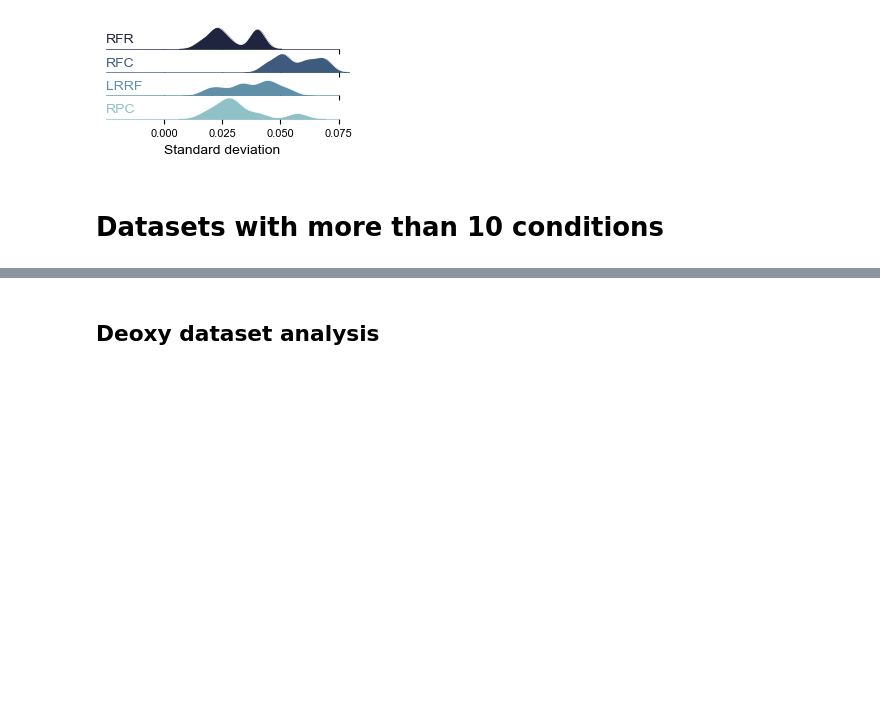
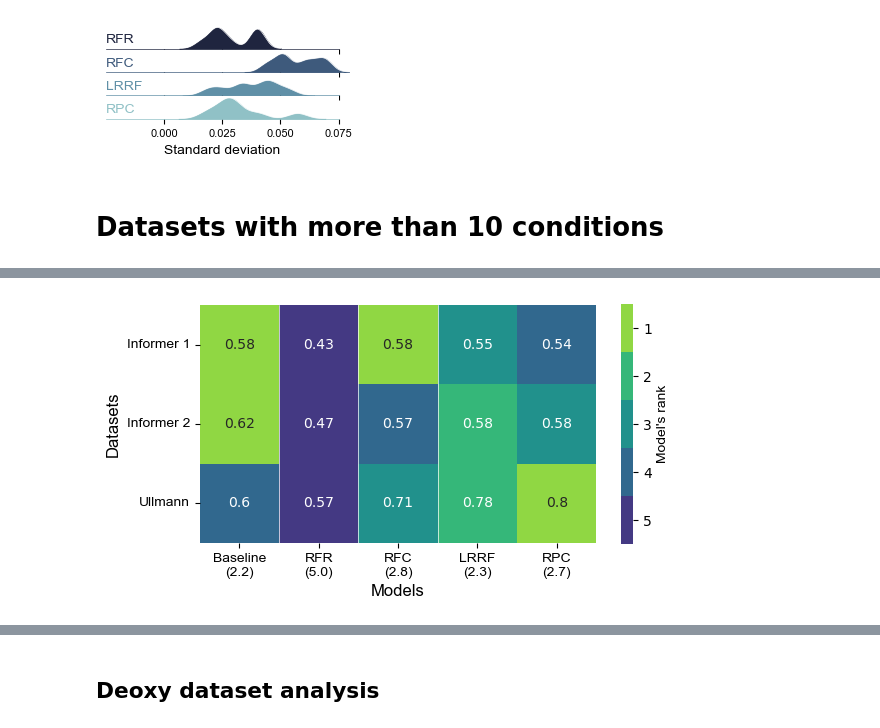
Before and after one commit to ZimmermanGroup/LabelRanking, a Jupyter notebook: performance_analysis.ipynb, the cells around one changed output, grey strips where cells are left out. Drawn from its saved outputs; the diff is of its cells as text; code cells hidden in the pictures; blank space fills up the shorter version.

```diff
--- a/performance_analysis.ipynb
+++ b/performance_analysis.ipynb
@@ -483,0 +429,8 @@ plot_rr_heatmap(r1_multi_ordered_rr, ordered_cols, sorted(["Informer 1", "Inform
+# %%
+desc_analyzer2 = MoreConditionAnalyzer("desc", rf_based_models_ordered)
+desc_perf_df2 = desc_analyzer2.avg_perf_df
+
+desc_combined_rr_table2, desc_combined_kt_table2 = get_rr_kt_tables(desc_perf_df2, rf_based_models_ordered)
+plot_rr_heatmap(desc_combined_rr_table2, rf_based_models_ordered, more_datasets[1:], square=True, cbar_kws={"shrink":0.65}, vline_pos=[1,2,3])
+# %% [output]
+[figure, added]
```
Also changed, not shown: parts of 18 cells of this notebook, 5 other files.
